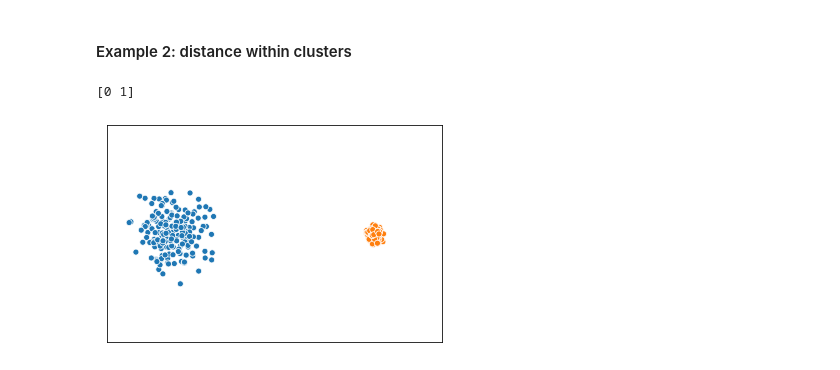
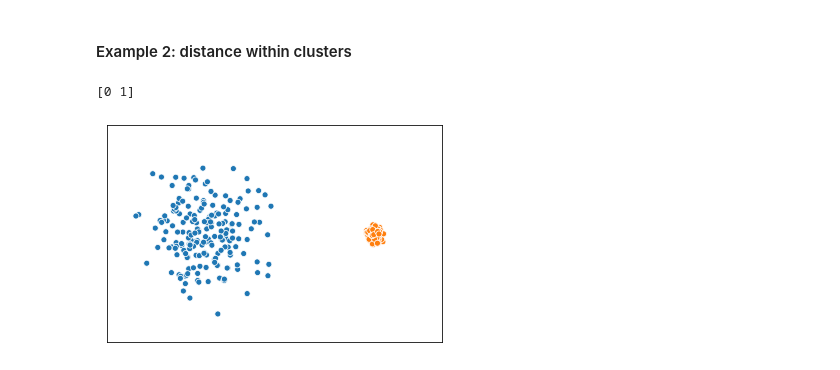
Before and after one commit to cvweis/2019-12-tSNE-intradepartmental-seminar, a Jupyter notebook: tutorial.ipynb, the cells around one changed output. Cells and saved outputs as stored; diff of their text form; code cells hidden in the pictures.

Commit message:
changes to plots

```diff
--- a/tutorial.ipynb
+++ b/tutorial.ipynb
@@ -211,25 +305,25 @@ for p in [2,5,15,30,50,75,100,150,200]:
 #### Example 2: distance within clusters
 # %%
 X, y = make_blobs(n_samples=400,
-                  centers=np.array([[2,3],[8,3]]),
-                  cluster_std=[0.5,0.1],
+                  centers=np.array([[3,3],[8,3]]),
+                  cluster_std=[0.8,0.1],
                   n_features=2,
                   random_state=0)
 
 print(np.unique(y))
 
 plt.close('all')
 sns.scatterplot(X[:,0],X[:,1], hue=y, legend=False, palette=d_cols)
 plt.xlim([0.0,10.0])
 plt.ylim([0.0,6.0])
 plt.xticks([], [])
 plt.yticks([], [])
 
 plt.savefig('./plots_cluster_size/original.png')
 plt.show()
 # %% [output]
 [0 1]
-[figure, old version]
+[figure, new version]
 # %%
 for p in [2,5,15,30,50,75,100,150,200]:
 
```
Also changed, not shown: parts of 21 cells of this notebook, 27 other files.
